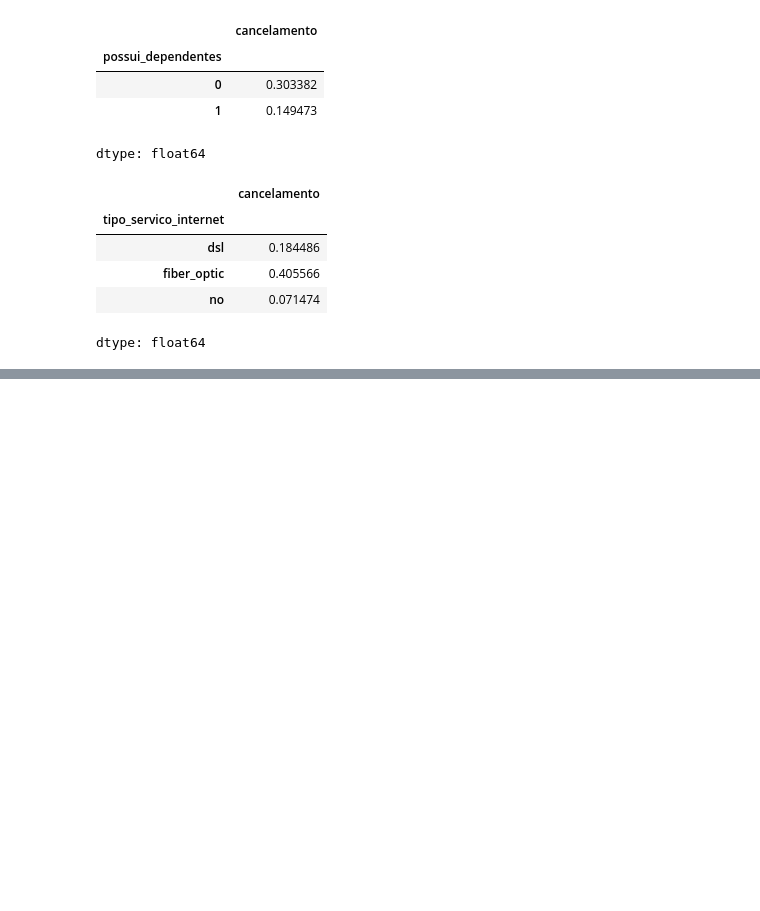
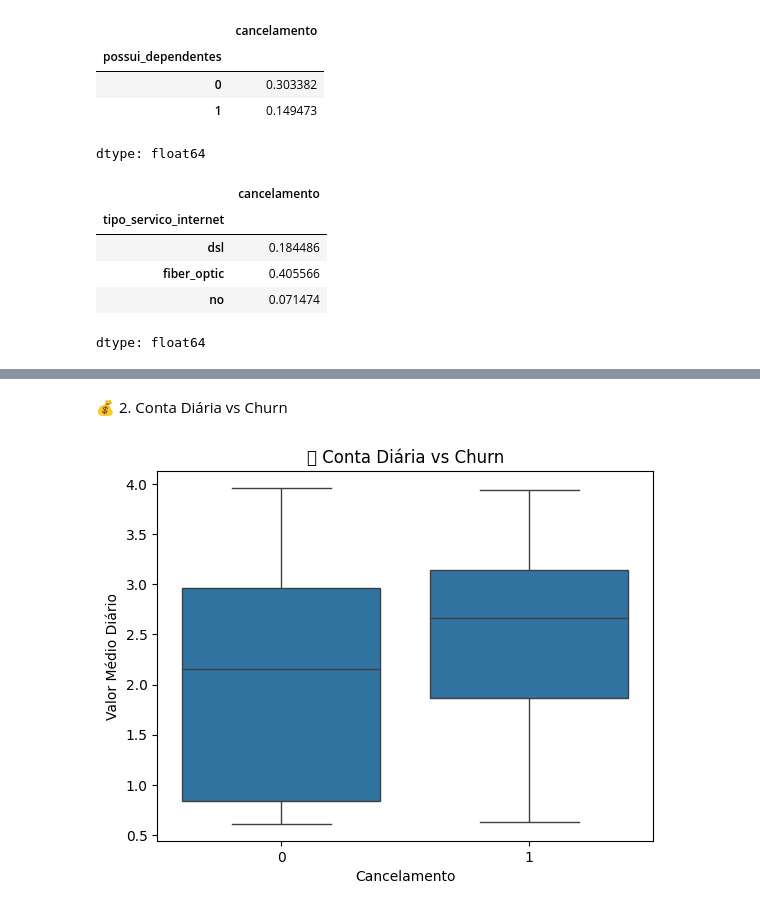
Before and after one commit to Tayara32/Challenge-TelecomX, a Jupyter notebook: ChallengeTelecomX.ipynb, the cells around one changed output, grey strips where cells are left out. Drawn from its saved outputs; the diff is of its cells as text; code cells hidden in the pictures; blank space fills up the shorter version.

```diff
--- a/ChallengeTelecomX.ipynb
+++ b/ChallengeTelecomX.ipynb
@@ -386,0 +694,11 @@ dtype: float64
+# %% [markdown]
+💰 2. Conta Diária vs Churn
+# %%
+
+sns.boxplot(x='cancelamento', y='contas_diarias', data=df_normalizado)
+plt.title('💰 Conta Diária vs Churn')
+plt.xlabel('Cancelamento')
+plt.ylabel('Valor Médio Diário')
+plt.show()
+# %% [output]
+[figure, added]
```
Also changed, not shown: parts of 17 cells of this notebook.
